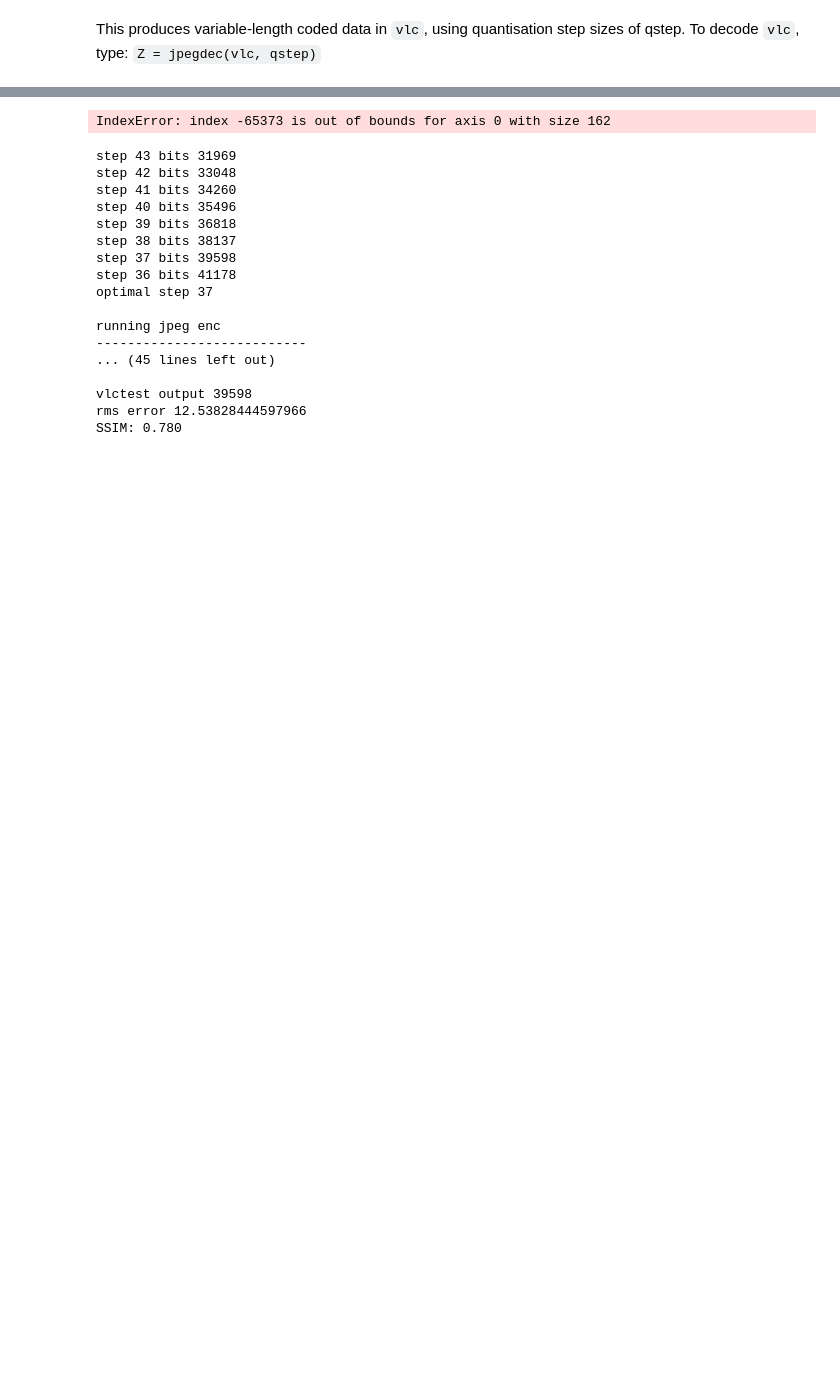
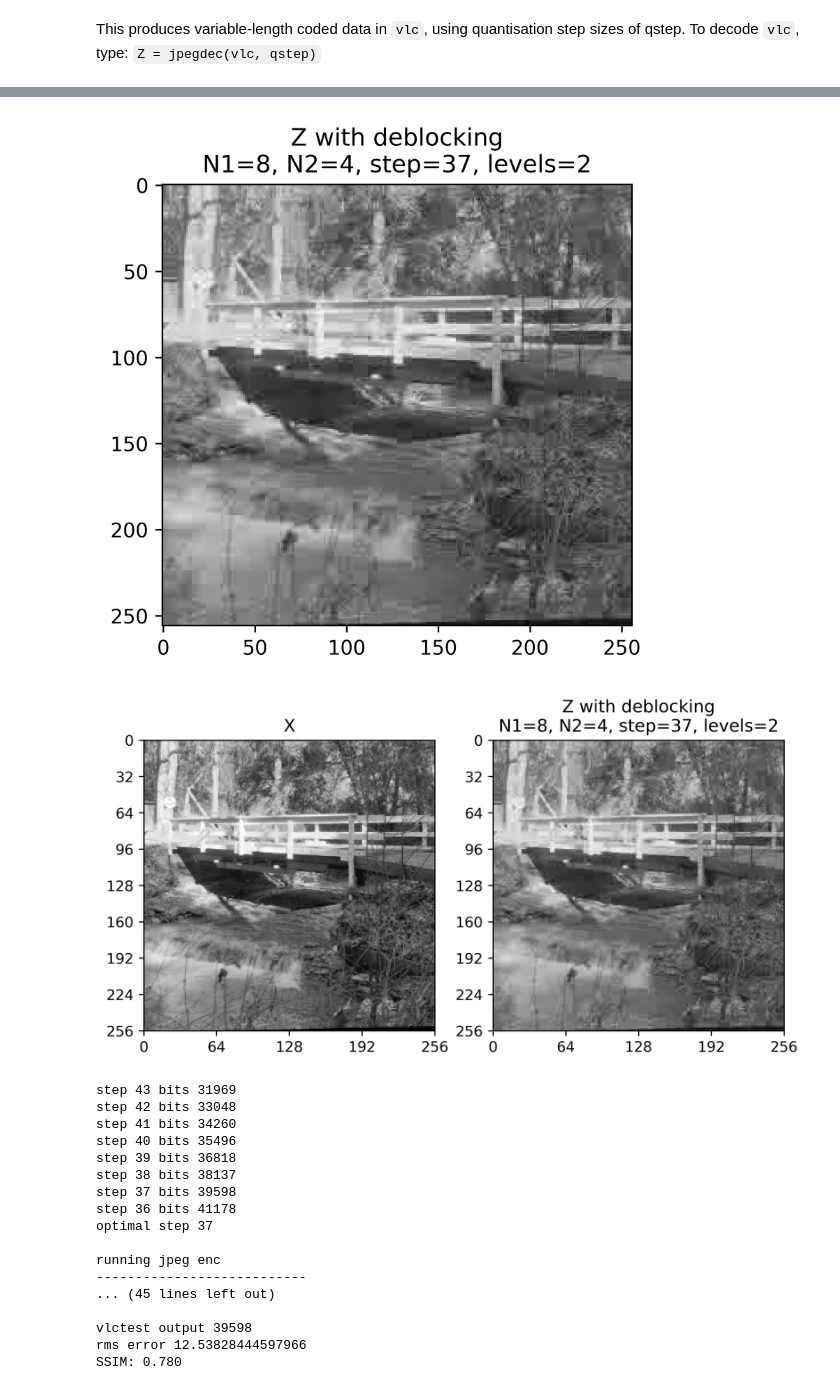
Before and after one commit to AndrewKeYanzhe/cued_sf2_lab-master, a Jupyter notebook: 12-huffman_2LayerDCT.ipynb, the cells around one changed output, grey strips where cells are left out. Saved outputs shown, nothing was run; the diff lists cells and outputs as text; code cells hidden in the pictures; blank space fills up the shorter version.

```diff
--- a/12-huffman_2LayerDCT.ipynb
+++ b/12-huffman_2LayerDCT.ipynb
@@ -515,7 +515,7 @@ print("total bits:",bits_for_coded_image+bits_for_hufftab,"\n")
 
 def decode(vlc):
     # ************************************
-    Z = jpegdec(vlc, optimal_step_size, N=N, M=M,dcbits=8, levels=levels, plot_graphs=True, reduce_pixellation_using_sobel=deblock)
+    Z = jpegdec(vlc, optimal_step_size, N=N, M=M,dcbits=8, levels=levels, plot_graphs=False, reduce_pixellation_using_sobel=deblock)
     # Z = jpegdec(vlc, optimal_step_size, H=128,W=128,N=N, M=M,dcbits=8, levels=1)
 
     return Z
@@ -584,4 +584,23 @@ plt.show()
 # plt.xlabel('X-axis')
 # plt.ylabel('Y-axis')
 # plt.show()
+
+
+# Create the figure with a larger size
+fig, axs = plt.subplots(1, 2, figsize=(8, 4))
+
+# Assuming `plot_image` is a custom function to plot the images
+plot_image(X, ax=axs[0])
+axs[0].set(title="X")
+
+plot_image(Z, ax=axs[1])
+if levels == 1:
+    axs[1].set(title=f"Z, N={N}, step={optimal_step_size}, levels={levels}")
+elif levels == 2.1:
+    axs[1].set(title=f"Z, N1={N}, N2=4, step={optimal_step_size}, levels={int(levels)}")
+
+    if deblock:
+        axs[1].set_title(f"Z with deblocking\nN1={N}, N2=4, step={optimal_step_size}, levels={int(levels)}")
+# Show the figure
+plt.show()
 # %% [output]
@@ -605,4 +624,5 @@ Decoding rows
-IndexError: index -65373 is out of bounds for axis 0 with size 162
+[figure, added]
+[figure, added]
 # %%
 # your code here
 import io
```
Also changed, not shown: parts of 3 cells of this notebook.
